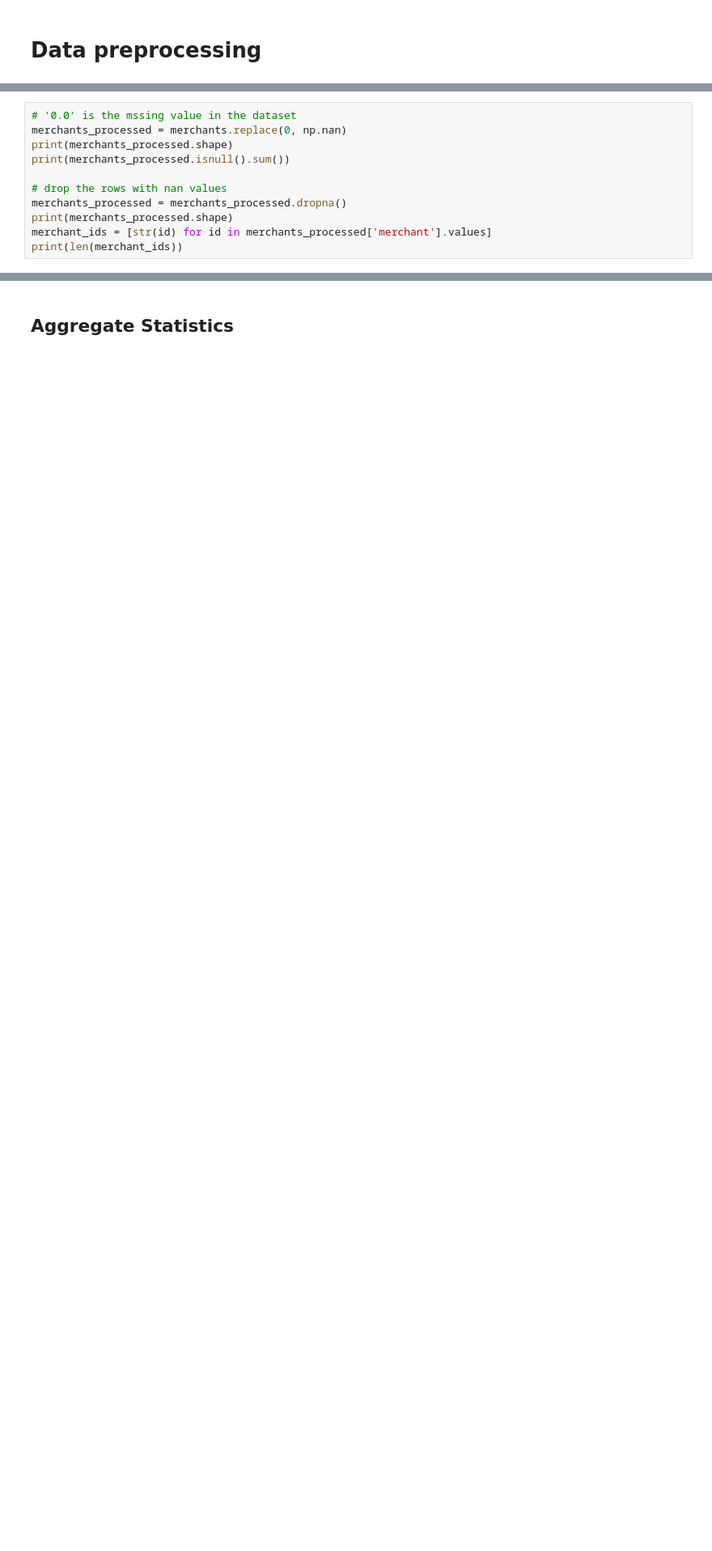
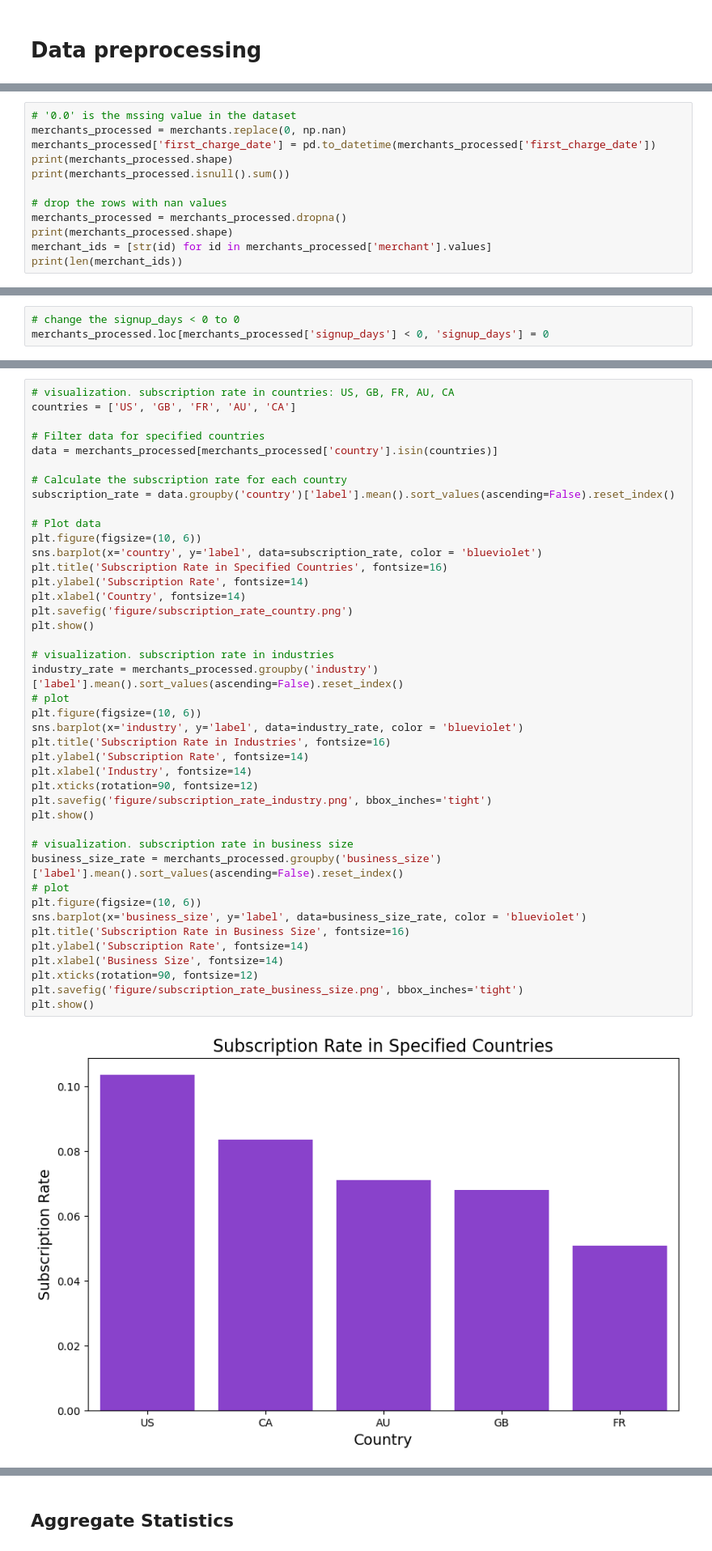
Before and after one commit to placeboo/payment-platform-transaction-analysis, a Jupyter notebook: notebook.ipynb, the cells around one changed output, grey strips where cells are left out. Shown at 81% size. Cells and saved outputs as stored; diff of their text form; blank space fills up the shorter version.

```diff
--- a/notebook.ipynb
+++ b/notebook.ipynb
@@ -19,6 +28,7 @@ print(payments.columns)
 # %%
 # '0.0' is the mssing value in the dataset
 merchants_processed = merchants.replace(0, np.nan)
+merchants_processed['first_charge_date'] = pd.to_datetime(merchants_processed['first_charge_date'])
 print(merchants_processed.shape)
 print(merchants_processed.isnull().sum())
 
@@ -53,0 +92,3 @@ outcome = outcome.drop(columns=['sub_min']).reset_index()
+# %%
+# change the signup_days < 0 to 0
+merchants_processed.loc[merchants_processed['signup_days'] < 0, 'signup_days'] = 0
@@ -53,0 +107,44 @@ outcome = outcome.drop(columns=['sub_min']).reset_index()
+# %%
+# visualization. subscription rate in countries: US, GB, FR, AU, CA
+countries = ['US', 'GB', 'FR', 'AU', 'CA']
+
+# Filter data for specified countries
+data = merchants_processed[merchants_processed['country'].isin(countries)]
+
+# Calculate the subscription rate for each country
+subscription_rate = data.groupby('country')['label'].mean().sort_values(ascending=False).reset_index()
+
+# Plot data
+plt.figure(figsize=(10, 6))
+sns.barplot(x='country', y='label', data=subscription_rate, color = 'blueviolet')
+plt.title('Subscription Rate in Specified Countries', fontsize=16)
+plt.ylabel('Subscription Rate', fontsize=14)
+plt.xlabel('Country', fontsize=14)
+plt.savefig('figure/subscription_rate_country.png')
+plt.show()
+
+# visualization. subscription rate in industries
+industry_rate = merchants_processed.groupby('industry')['label'].mean().sort_values(ascending=False).reset_index()
+# plot
+plt.figure(figsize=(10, 6))
+sns.barplot(x='industry', y='label', data=industry_rate, color = 'blueviolet')
+plt.title('Subscription Rate in Industries', fontsize=16)
+plt.ylabel('Subscription Rate', fontsize=14)
+plt.xlabel('Industry', fontsize=14)
+plt.xticks(rotation=90, fontsize=12)
+plt.savefig('figure/subscription_rate_industry.png', bbox_inches='tight')
+plt.show()
+
+# visualization. subscription rate in business size
+business_size_rate = merchants_processed.groupby('business_size')['label'].mean().sort_values(ascending=False).reset_index()
+# plot
+plt.figure(figsize=(10, 6))
+sns.barplot(x='business_size', y='label', data=business_size_rate, color = 'blueviolet')
+plt.title('Subscription Rate in Business Size', fontsize=16)
+plt.ylabel('Subscription Rate', fontsize=14)
+plt.xlabel('Business Size', fontsize=14)
+plt.xticks(rotation=90, fontsize=12)
+plt.savefig('figure/subscription_rate_business_size.png', bbox_inches='tight')
+plt.show()
+# %% [output]
+[figure, added]
```
Also changed, not shown: parts of 25 cells of this notebook, 4 other files.
